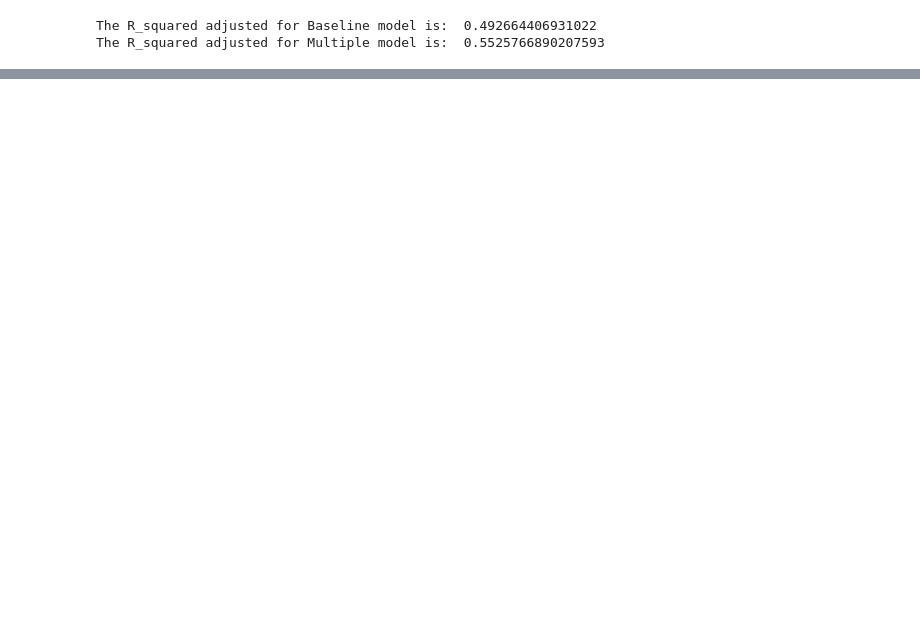
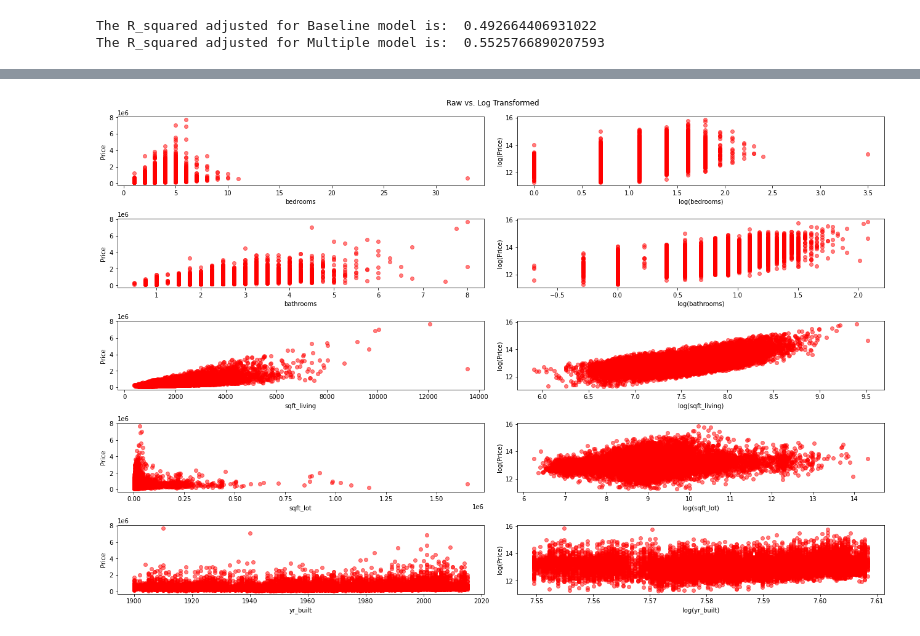
Before and after one commit to Lawez/phase-2-project-group, a Jupyter notebook: student.ipynb, the cells around one changed output, grey strips where cells are left out. Cells and saved outputs as stored; diff of their text form; code cells hidden in the pictures; blank space fills up the shorter version.

```diff
--- a/student.ipynb
+++ b/student.ipynb
@@ -773,0 +754,16 @@ The R_squared adjusted for Multiple model is:  0.5525766890207593
+# %%
+fig, axes = plt.subplots(nrows=3, ncols=3, figsize=(15,15), sharey=True)
+
+for i, column in enumerate(X_2.columns):
+    # Locate applicable axes
+    row = i // 3
+    col = i % 3
+    ax = axes[row][col]
+
+    # Plot feature vs. y and label axes
+    ax.scatter(X_2[column], y, alpha=0.2)
+    ax.set_xlabel(column)
+    if col == 0:
+        ax.set_ylabel("Price")
+
+fig.tight_layout()
@@ -773,0 +772,23 @@ The R_squared adjusted for Multiple model is:  0.5525766890207593
+# %%
+candidates = ["bedrooms", "bathrooms", "sqft_living", "sqft_lot", "yr_built"]
+
+fig, axes = plt.subplots(ncols=2, nrows=len(candidates), figsize=(18, 12))
+
+for i, column in enumerate(candidates):
+    # Plot raw version
+    left_ax = axes[i][0]
+    left_ax.scatter(X_2[column], y, alpha=0.5, color='red')
+    left_ax.set_xlabel(column)
+    left_ax.set_ylabel("Price")
+
+    # Plot log transformed version
+    right_ax = axes[i][1]
+    right_ax.scatter(np.log(X_2[column]), np.log(y), alpha=0.5, color='red')
+    right_ax.set_xlabel(f"log({column})")
+    right_ax.set_ylabel("log(Price)")
+
+fig.suptitle("Raw vs. Log Transformed")
+
+fig.tight_layout()
+# %% [output]
+[figure, added]
```
Also changed, not shown: parts of 33 cells of this notebook.
